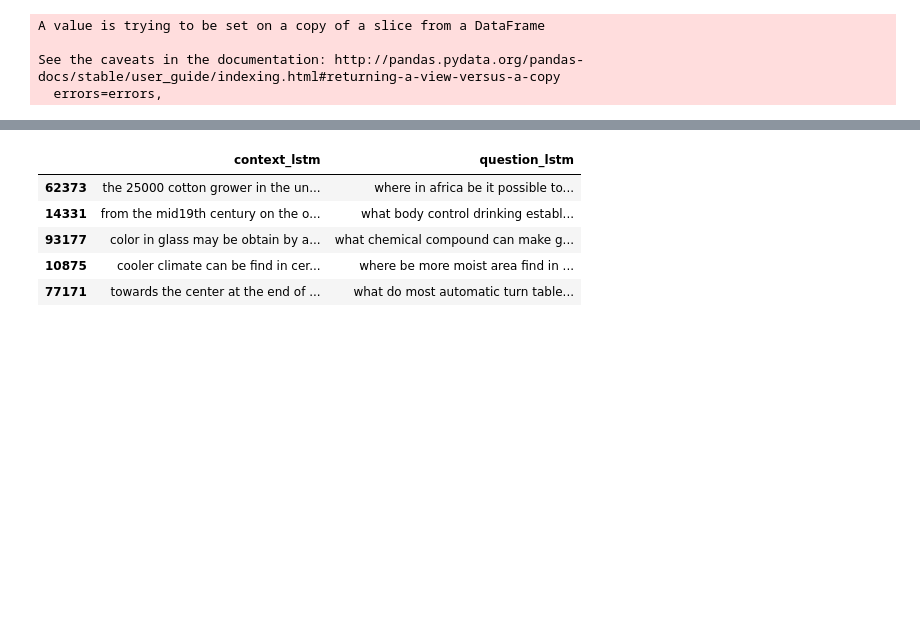
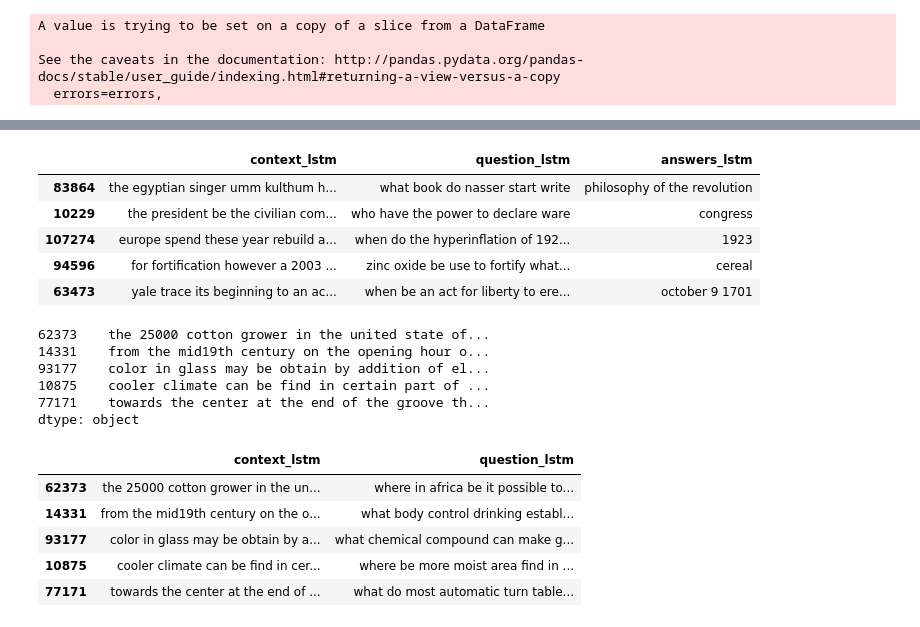
Before and after one commit to Ioana-P/NLGforedtech, a Jupyter notebook: wordembeddings.ipynb, the cells around one changed output, grey strips where cells are left out. Cells and saved outputs as stored; diff of their text form; code cells hidden in the pictures; blank space fills up the shorter version.

Commit message:
lstm1.2

```diff
--- a/wordembeddings.ipynb
+++ b/wordembeddings.ipynb
@@ -216,3 +154,25 @@ lstm_x_df_simple_txt = lstm_df_simple_txt.drop(columns = ['answers_lstm', 'plaus
 lstm_y_df_simple_txt = lstm_df_simple_txt['answers_lstm']
 # %%
 lstm_x_train_df, lstm_x_test_df, lstm_y_train_df, lstm_y_test_df = train_test_split(lstm_x_df_simple_txt,lstm_y_df_simple_txt, random_state=43, test_size=.2)
+# %%
+lstm_train_file_df = lstm_x_train_df.join(lstm_y_train_df)
+lstm_test_file_df = lstm_x_test_df.join(lstm_y_test_df)
+lstm_test_file_df.head()
+# %% [output]
+|  | context_lstm | question_lstm | answers_lstm |
+| 83864 | the egyptian singer umm kulthum h... | what book do nasser start write | philosophy of the revolution |
+| 10229 | the president be the civilian com... | who have the power to declare ware | congress |
+| 107274 | europe spend these year rebuild a... | when do the hyperinflation of 192... | 1923 |
+| 94596 | for fortification however a 2003 ... | zinc oxide be use to fortify what... | cereal |
+| 63473 | yale trace its beginning to an ac... | when be an act for liberty to ere... | october 9 1701 |
+# %%
+lstm_train = lstm_train_file_df.context_lstm + lstm_train_file_df.question_lstm + lstm_train_file_df.answers_lstm
+lstm_test = lstm_test_file_df.context_lstm + lstm_test_file_df.question_lstm + lstm_test_file_df.answers_lstm
+lstm_train.head()
+# %% [output]
+62373    the 25000 cotton grower in the united state of...
+14331    from the mid19th century on the opening hour o...
+93177    color in glass may be obtain by addition of el...
+10875    cooler climate can be find in certain part of ...
+77171    towards the center at the end of the groove th...
+dtype: object
```
Also changed, not shown: parts of 15 cells of this notebook, 1 other file.
